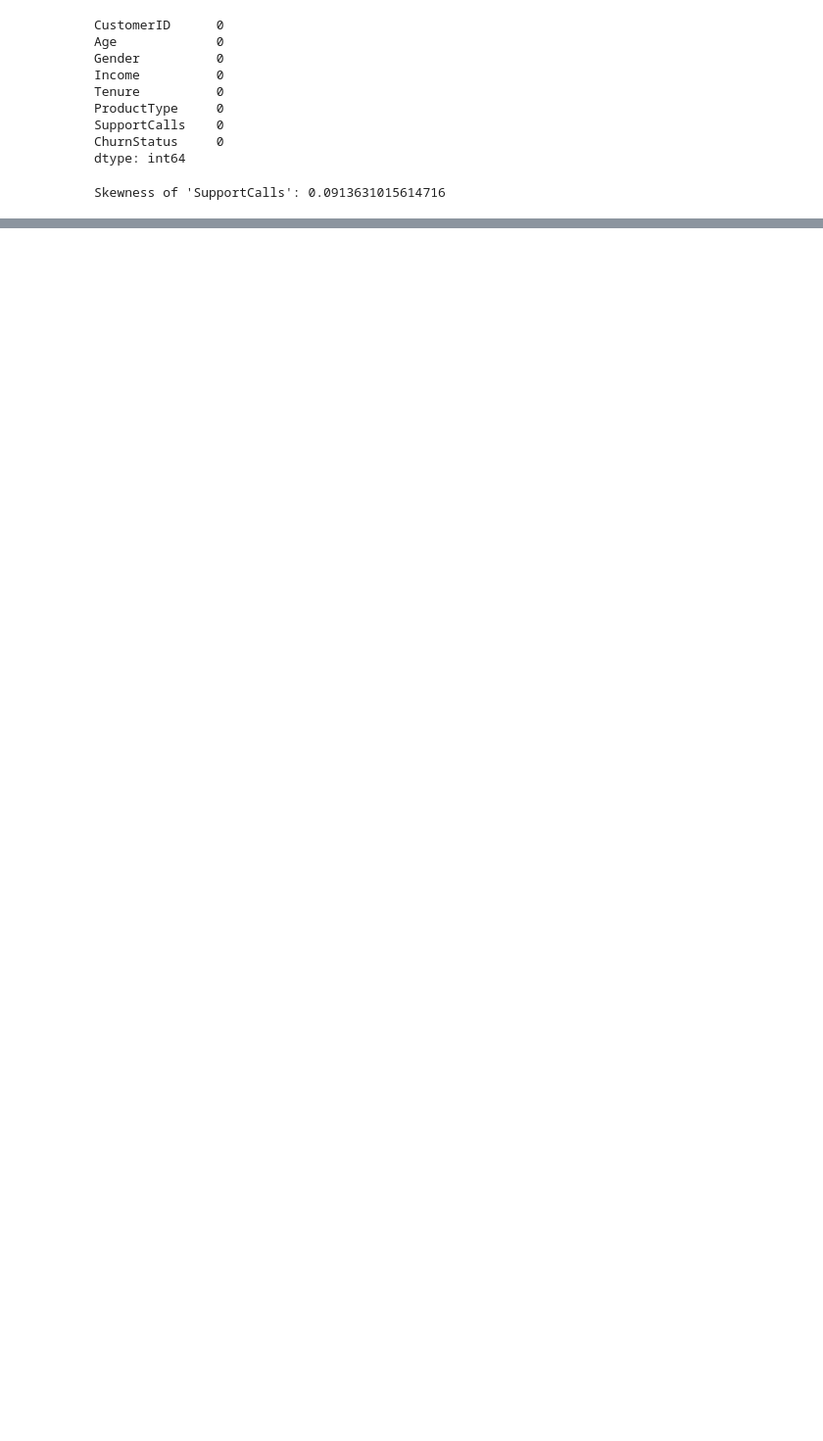
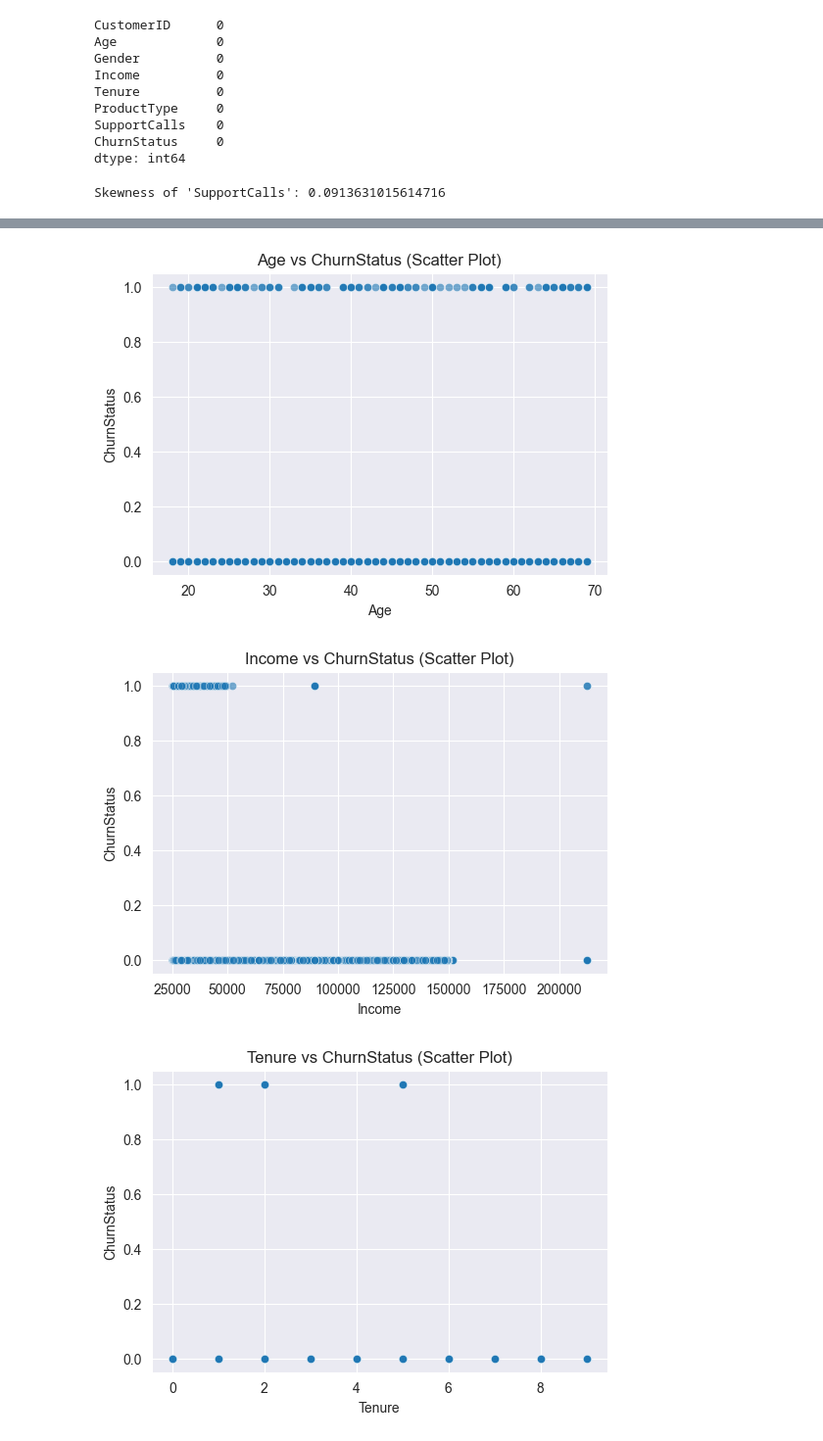
Before and after one commit to AbdSh17/Customer_Data_Preprocessing, a Jupyter notebook: data_set.ipynb, the cells around one changed output, grey strips where cells are left out. Shown: that part at 98% size. Drawn from its saved outputs; the diff is of its cells as text; code cells hidden in the pictures; blank space fills up the shorter version.

```diff
--- a/data_set.ipynb
+++ b/data_set.ipynb
@@ -573,0 +611,15 @@ plt.show()
+# %%
+data = data_sc.copy()
+import seaborn as sns
+
+numeric_cols = data.select_dtypes(include=["float64", "int64"]).columns.drop(["ChurnStatus", "ProductType", "Gender"])
+
+for col in numeric_cols:
+    plt.figure(figsize=(6, 4))
+    sns.scatterplot(data=data, x=col, y="ChurnStatus", alpha=0.6)
+    plt.title(f"{col} vs ChurnStatus (Scatter Plot)")
+    plt.show()
+# %% [output]
+[figure, added]
+[figure, added]
+[figure, added]
```
Also changed, not shown: parts of 29 cells of this notebook.
